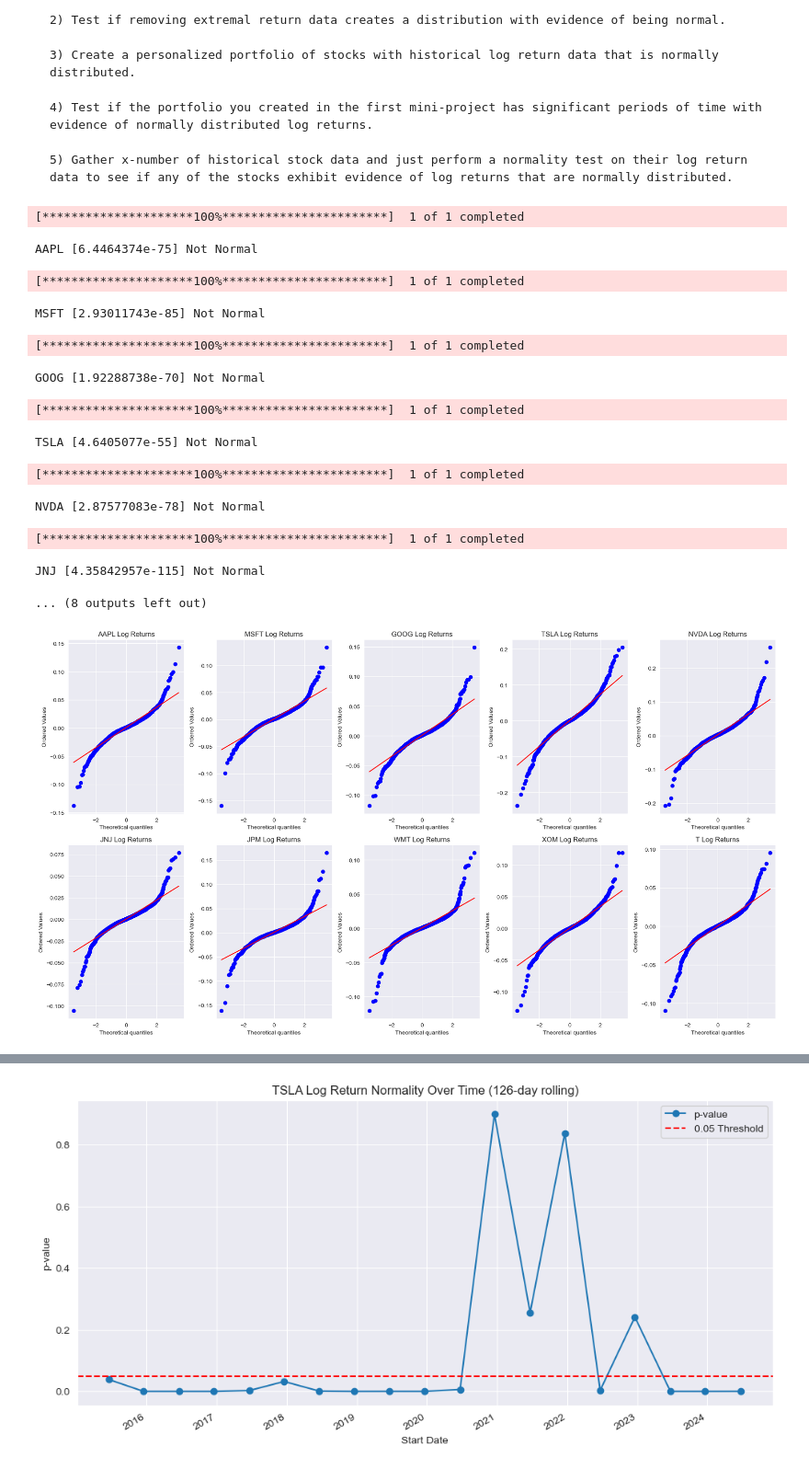
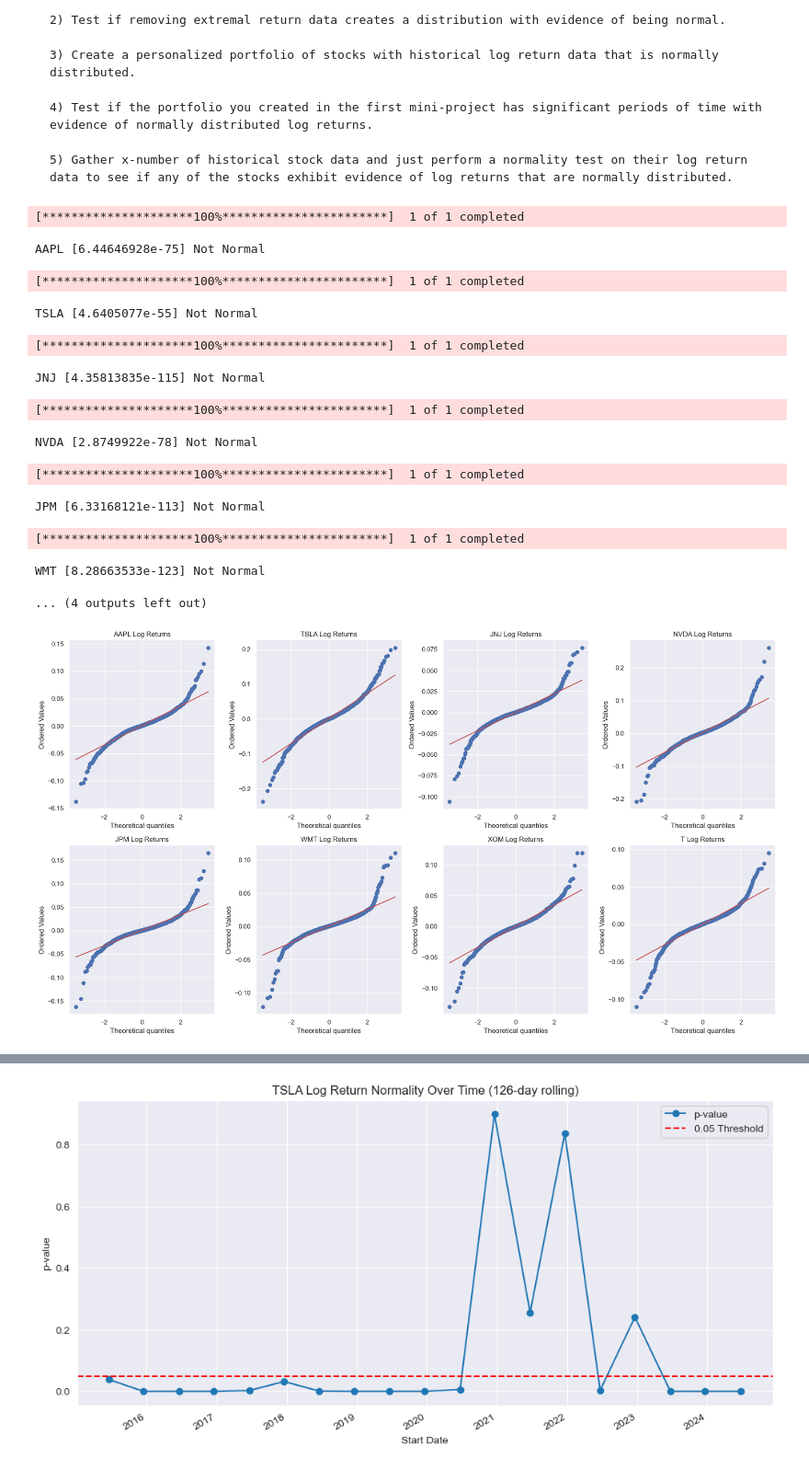
Before and after one commit to debanjan-cosmo/Quant_Finance_Erdos_Summer_2025, a Jupyter notebook: Mini_Projects/Mini Project 2.ipynb, the cells around one changed output, grey strips where cells are left out. Shown at 92% size. Drawn from its saved outputs; the diff is of its cells as text; code cells hidden in the pictures.

```diff
--- a/Mini_Projects/Mini Project 2.ipynb
+++ b/Mini_Projects/Mini Project 2.ipynb
@@ -56,7 +56,8 @@ def test_normality_over_time(log_returns, window=126):
     return results
 # %%
 # --- Stock Symbols and Date Range ---
-symbols = ['AAPL', 'MSFT', 'GOOG', 'TSLA', 'NVDA', 'JNJ', 'JPM', 'WMT', 'XOM', 'T']
+#symbols = ['AAPL', 'MSFT', 'GOOG', 'TSLA', 'NVDA', 'JNJ', 'JPM', 'WMT', 'XOM', 'T']
+symbols = ['AAPL', 'TSLA', 'JNJ', 'NVDA', 'JPM', 'WMT', 'XOM', 'T']
 start_date = dt.datetime.today() - dt.timedelta(days=10*365)
 end_date = dt.datetime.today()
 
@@ -74,32 +75,32 @@ for sym in symbols:
     p_value_summary.append({'Symbol': sym, 'Overall p-value': np.round(p, 4), 'Conclusion': conclusion})
 # %% [output]
 [*********************100%***********************]  1 of 1 completed
-AAPL [6.4464374e-75] Not Normal
+AAPL [6.44646928e-75] Not Normal
 [*********************100%***********************]  1 of 1 completed
-MSFT [2.93011743e-85] Not Normal
+TSLA [4.6405077e-55] Not Normal
 [*********************100%***********************]  1 of 1 completed
-GOOG [1.92288738e-70] Not Normal
+JNJ [4.35813835e-115] Not Normal
 [*********************100%***********************]  1 of 1 completed
-TSLA [4.6405077e-55] Not Normal
+NVDA [2.8749922e-78] Not Normal
 [*********************100%***********************]  1 of 1 completed
-NVDA [2.87577083e-78] Not Normal
+JPM [6.33168121e-113] Not Normal
 [*********************100%***********************]  1 of 1 completed
-JNJ [4.35842957e-115] Not Normal
+WMT [8.28663533e-123] Not Normal
-... (8 outputs left out)
+... (4 outputs left out)
 # %%
 # --- Visualize Probability Plots ---
-fig, axes = plt.subplots(2, 5, figsize=(18, 10))
+fig, axes = plt.subplots(2, 4, figsize=(18, 10))
 axes = axes.flatten()
 for i, (sym, log_ret) in enumerate(log_return_dict.items()):
     log_ret = log_ret.values.flatten()
     stats.probplot(log_ret, dist="norm", plot=axes[i])
     axes[i].set_title(f"{sym} Log Returns")
 for j in range(i + 1, len(axes)):
     fig.delaxes(axes[j])
 plt.tight_layout()
 plt.show()
 # %% [output]
-[figure, old version]
+[figure, new version]
 # %%
 
 # --- Outlier Effect  ---
```
Also changed, not shown: parts of 5 cells of this notebook, 1 other file.
